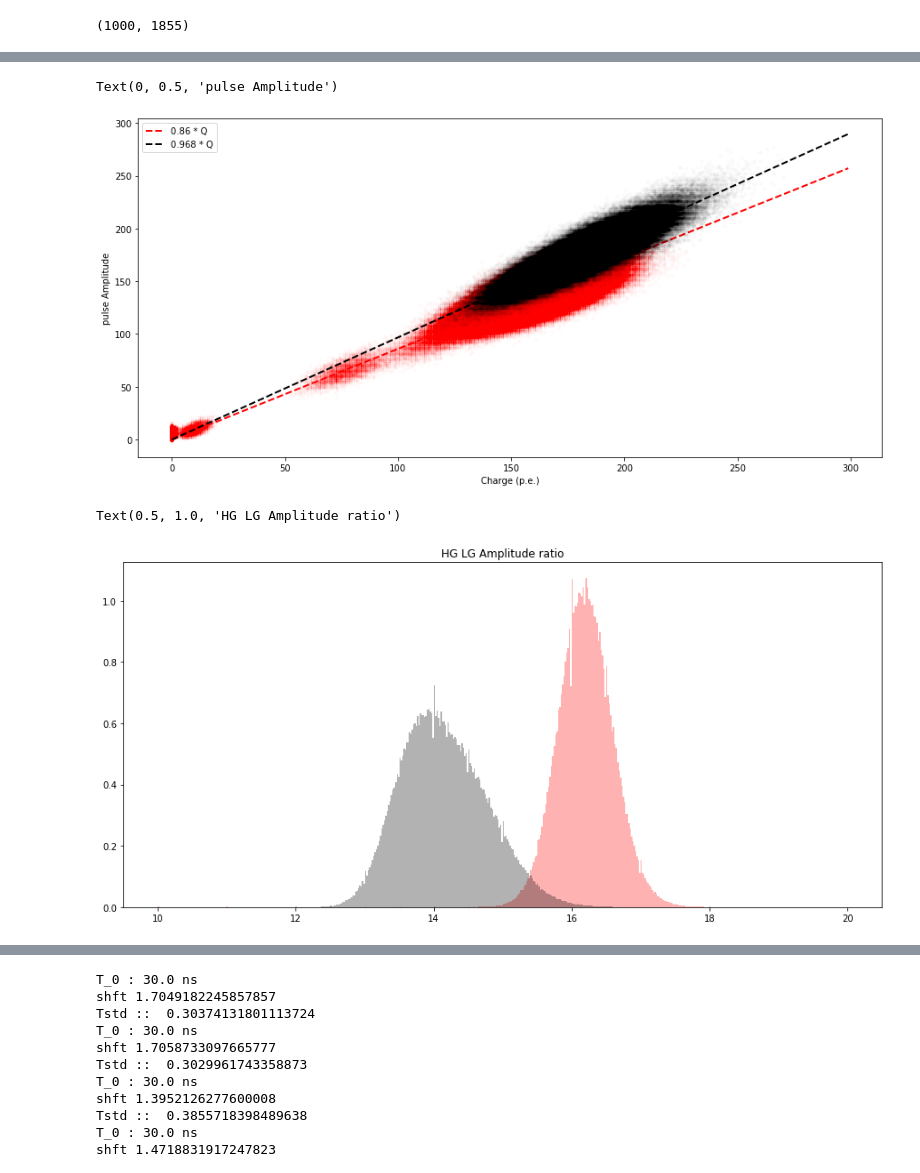
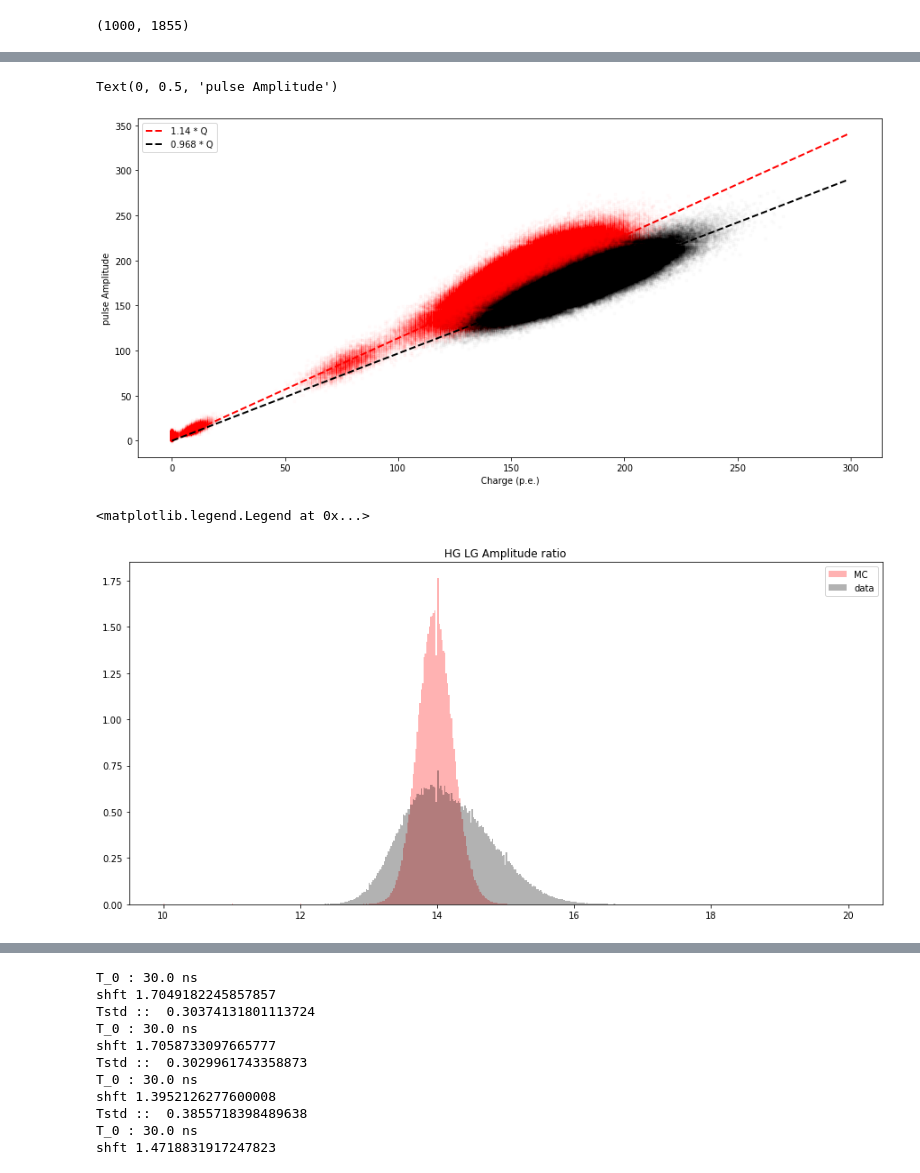
Before and after one commit to ThomasTTX/nectarchain, a Jupyter notebook: MC_data_comparaison_noteebooks/200pe_MC_data.ipynb, the cells around one changed output, grey strips where cells are left out. Drawn from its saved outputs; the diff is of its cells as text; code cells hidden in the pictures.

```diff
--- a/MC_data_comparaison_noteebooks/200pe_MC_data.ipynb
+++ b/MC_data_comparaison_noteebooks/200pe_MC_data.ipynb
@@ -23,7 +23,8 @@ from fit_ses_v6 import *
 plt.rcParams['figure.figsize'] = [15, 7]
 # %%
         #MC_file_path = '/media/ttaverni/Transcend/MC_s/Heide/test_ff_200pe_newWF.simtel.gz'
-        MC_file_path = '/media/ttaverni/Transcend/MC_s/Heide/test_ff_200pe_newWF_1kev.simtel.gz'
+        #MC_file_path = '/media/ttaverni/Transcend/MC_s/Heide/test_ff_200pe_newWF_1kev.simtel.gz'
+        MC_file_path = '/media/ttaverni/Transcend/MC_s/Heide/test_ff_200pe_WF1010_noise36_TTled.simtel.gz'
 
         inputfile_reader_MC = event_source(
             input_url = MC_file_path,
@@ -35,6 +36,7 @@ plt.rcParams['figure.figsize'] = [15, 7]
             all_QMC.append(event.mc.tel[1].photo_electron_image)
         wfs_MC    = np.array(all_wfs)
         all_QMC   = np.array(all_QMC)
+        ped_MC = event.mc.tel[1].pedestal/64
 # %%
         #data_file_path = "/media/ttaverni/Transcend/data/scans_08019/NectarCAM.Run1568.00[0-9][0-9].fits.fz"
         data_file_path = "/media/ttaverni/Transcend/data/scans_08019/NectarCAM.Run1557.00[0-9][0-9].fits.fz"
@@ -210,19 +266,20 @@ plt.gca().set_xlabel("Charge (p.e.)")
 plt.gca().set_ylabel("pulse Amplitude")
 # %% [output]
 Text(0, 0.5, 'pulse Amplitude')
-[figure, old version]
+[figure, new version]
 # %%
 h =plt.hist((wfs_MC[:,0,:,:]-250.).max(axis=2).flatten()[mm]/(wfs_MC[:,1,:,:]-250.).max(axis=2).flatten()[mm],\
-            500,range=(10,20),alpha=.3,color='red',density=1.)
+            500,range=(10,20),alpha=.3,color='red',density=1.,label='MC')
 
 #h =plt.hist((wfs_MC[:,0,:,40:]-250.).sum(axis=2).flatten()[mm]/(wfs_MC[:,1,:,40:]-250.).sum(axis=2).flatten()[mm],\
 #            500,range=(10,20),alpha=.3)
 h =plt.hist((wfs_data[:,0,:,:]-250.).max(axis=2).flatten()/(wfs_data[:,1,:,:]-250.).max(axis=2).flatten(),\
-            500,range=(10,20),alpha=.3,color='black',density=1.)
+            500,range=(10,20),alpha=.3,color='black',density=1.,label='data')
 plt.gca().set_title('HG LG Amplitude ratio')
+plt.gca().legend()
 # %% [output]
-Text(0.5, 1.0, 'HG LG Amplitude ratio')
+<matplotlib.legend.Legend at 0x...>
-[figure, old version]
+[figure, new version]
 # %%
 pix = 5
 Qsum = (wfs_data[:,0,pix,20:40]-pedwfs[0,pix,20:40]).sum(axis=1)/58.
```
Also changed, not shown: parts of 19 cells of this notebook, 2 other files.
